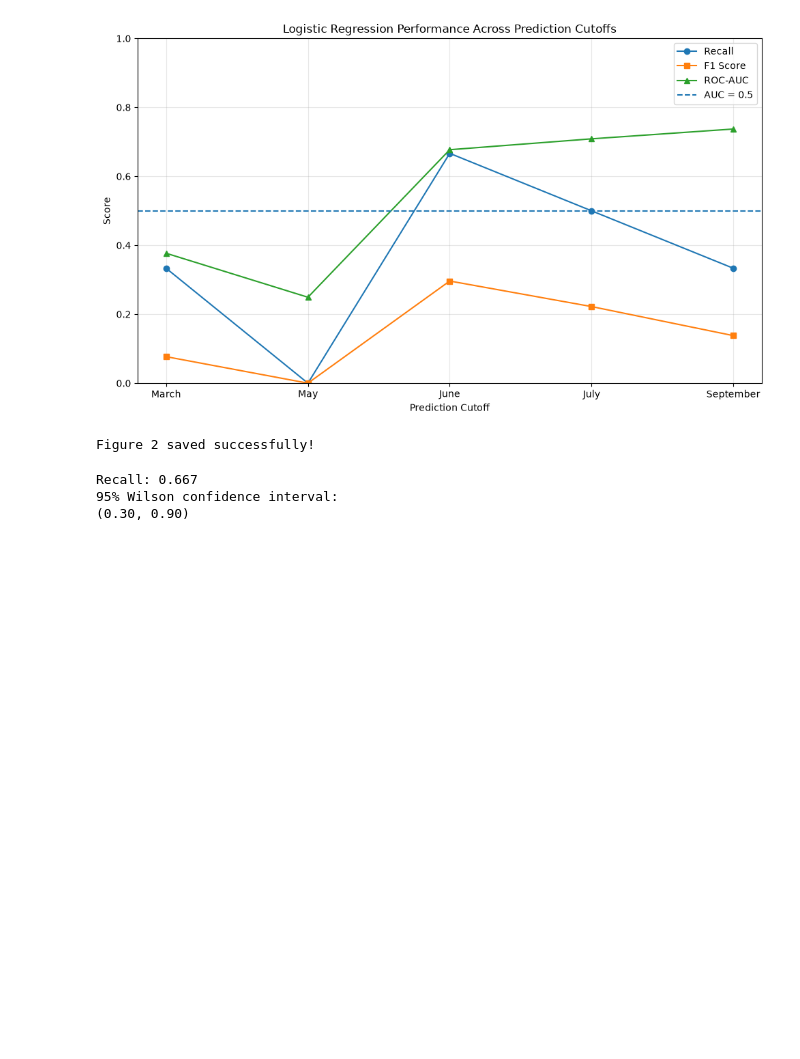
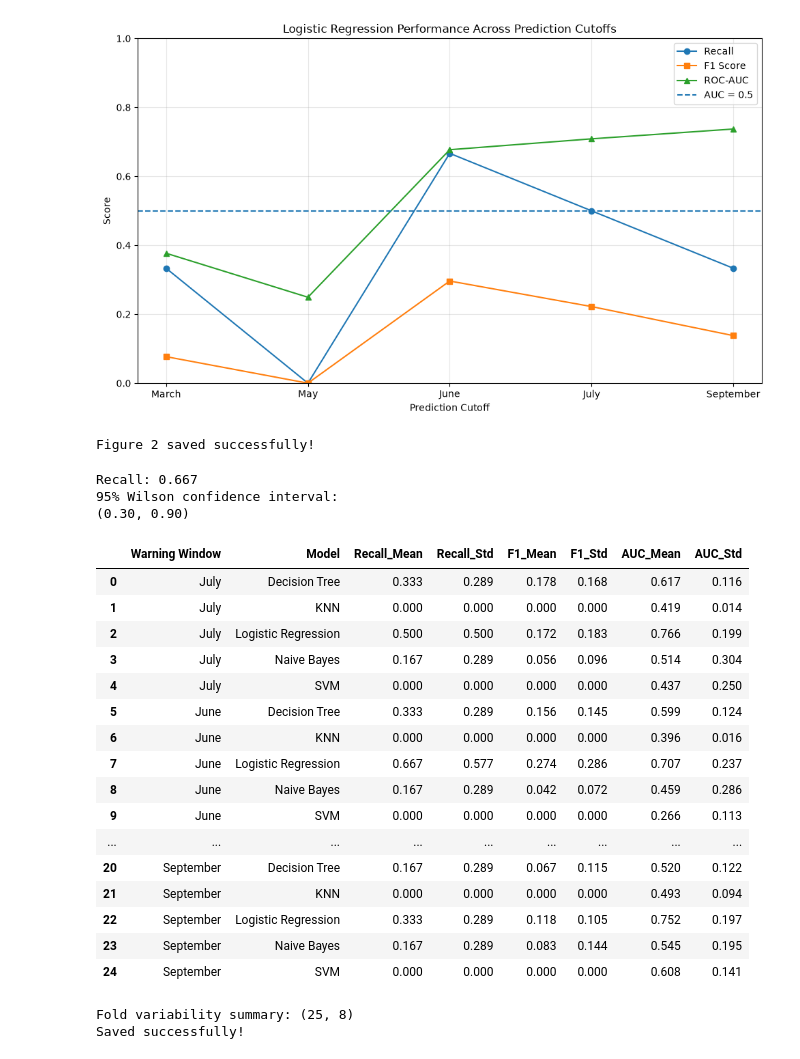
Before and after one commit to meppyy/ml-project, a Jupyter notebook: notebooks/04_model_training.ipynb, the cells around one changed output. Saved outputs shown, nothing was run; the diff lists cells and outputs as text; code cells hidden in the pictures; blank space fills up the shorter version.

Commit message:
add fold-level variability analysis

```diff
--- a/notebooks/04_model_training.ipynb
+++ b/notebooks/04_model_training.ipynb
@@ -558,3 +558,51 @@ print(f"({lower:.2f}, {upper:.2f})")
 Recall: 0.667
 95% Wilson confidence interval:
 (0.30, 0.90)
+# %%
+# Summarise variation in metrics across validation folds
+
+fold_summary = (
+    fold_metrics_df
+    .groupby(["Warning Window", "Model"])
+    .agg(
+        Recall_Mean=("Recall", "mean"),
+        Recall_Std=("Recall", "std"),
+        F1_Mean=("F1 Score", "mean"),
+        F1_Std=("F1 Score", "std"),
+        AUC_Mean=("ROC-AUC", "mean"),
+        AUC_Std=("ROC-AUC", "std")
+    )
+    .reset_index()
+    .round(3)
+)
+
+display(fold_summary)
+
+# Save fold variability summary
+fold_summary.to_csv(
+    output_dir / "fold_variability_summary.csv",
+    index=False
+)
+
+print("Fold variability summary:", fold_summary.shape)
+print("Saved successfully!")
+# %% [output]
+|  | Warning Window | Model | Recall_Mean | Recall_Std | F1_Mean | F1_Std | AUC_Mean | AUC_Std |
+| 0 | July | Decision Tree | 0.333 | 0.289 | 0.178 | 0.168 | 0.617 | 0.116 |
+| 1 | July | KNN | 0.000 | 0.000 | 0.000 | 0.000 | 0.419 | 0.014 |
+| 2 | July | Logistic Regression | 0.500 | 0.500 | 0.172 | 0.183 | 0.766 | 0.199 |
+| 3 | July | Naive Bayes | 0.167 | 0.289 | 0.056 | 0.096 | 0.514 | 0.304 |
+| 4 | July | SVM | 0.000 | 0.000 | 0.000 | 0.000 | 0.437 | 0.250 |
+| 5 | June | Decision Tree | 0.333 | 0.289 | 0.156 | 0.145 | 0.599 | 0.124 |
+| 6 | June | KNN | 0.000 | 0.000 | 0.000 | 0.000 | 0.396 | 0.016 |
+| 7 | June | Logistic Regression | 0.667 | 0.577 | 0.274 | 0.286 | 0.707 | 0.237 |
+| 8 | June | Naive Bayes | 0.167 | 0.289 | 0.042 | 0.072 | 0.459 | 0.286 |
+| 9 | June | SVM | 0.000 | 0.000 | 0.000 | 0.000 | 0.266 | 0.113 |
+| ... | ... | ... | ... | ... | ... | ... | ... | ... |
+| 20 | September | Decision Tree | 0.167 | 0.289 | 0.067 | 0.115 | 0.520 | 0.122 |
+| 21 | September | KNN | 0.000 | 0.000 | 0.000 | 0.000 | 0.493 | 0.094 |
+| 22 | September | Logistic Regression | 0.333 | 0.289 | 0.118 | 0.105 | 0.752 | 0.197 |
+| 23 | September | Naive Bayes | 0.167 | 0.289 | 0.083 | 0.144 | 0.545 | 0.195 |
+| 24 | September | SVM | 0.000 | 0.000 | 0.000 | 0.000 | 0.608 | 0.141 |
+Fold variability summary: (25, 8)
+Saved successfully!
```
Also changed, not shown: 1 other file.
